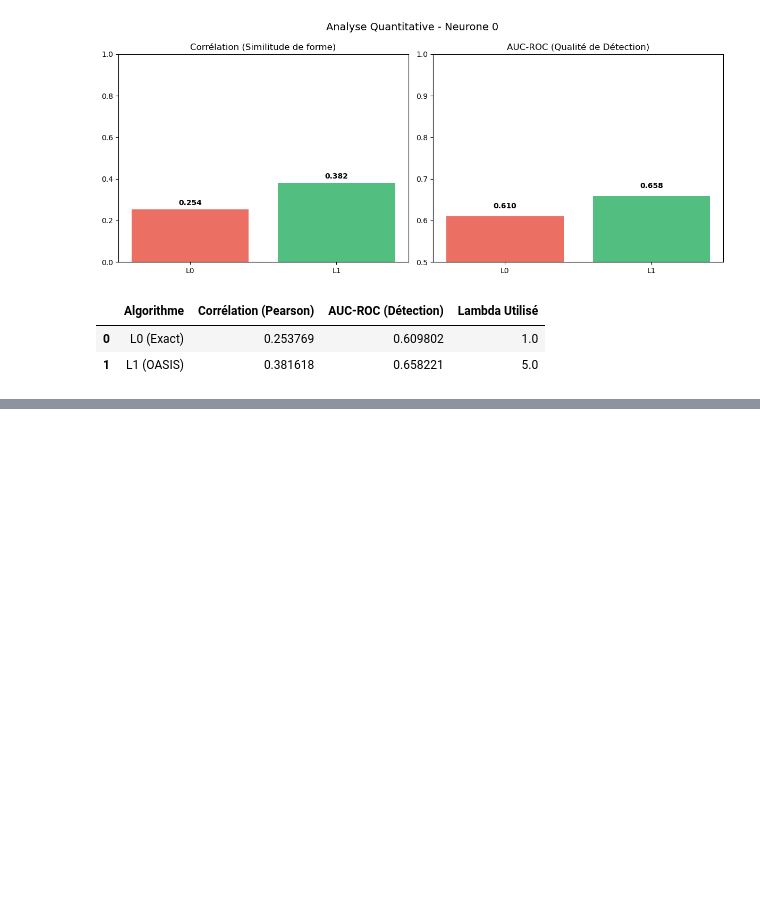
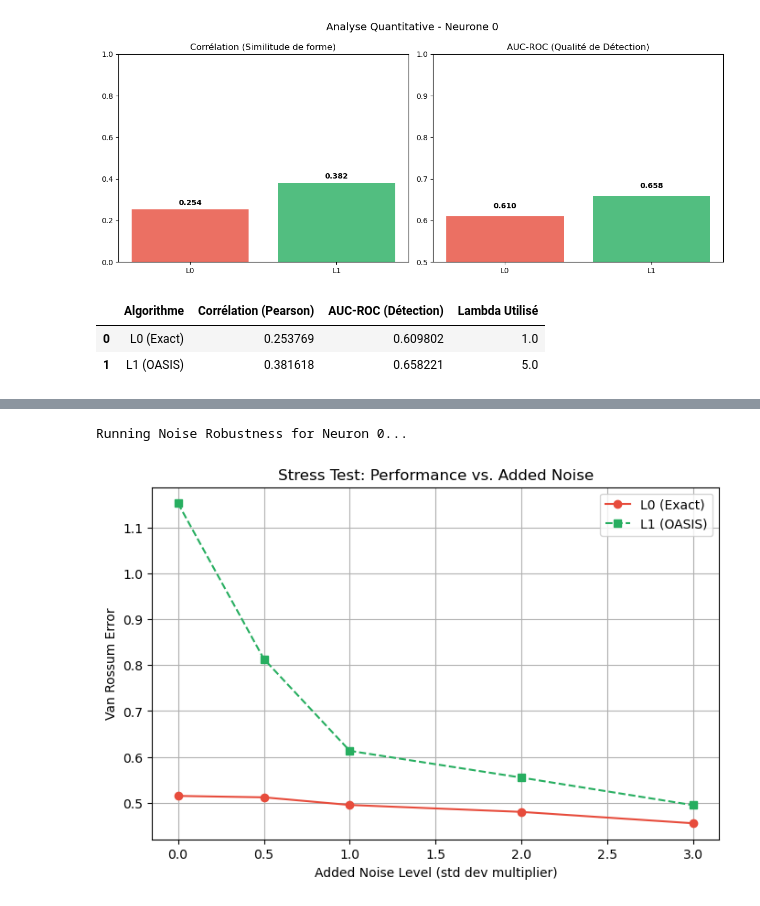
Before and after one commit to smsk-01/MVA-TimesSeries-Project, a Jupyter notebook: FastLZeroSpikeInference/python/FastLZeroSpikeInference/Projet-TS.ipynb, the cells around one changed output, grey strips where cells are left out. Drawn from its saved outputs; the diff is of its cells as text; code cells hidden in the pictures; blank space fills up the shorter version.

```diff
--- a/FastLZeroSpikeInference/python/FastLZeroSpikeInference/Projet-TS.ipynb
+++ b/FastLZeroSpikeInference/python/FastLZeroSpikeInference/Projet-TS.ipynb
@@ -700,0 +1094,45 @@ display(stats)
+# %%
+def run_noise_robustness(neuron_idx, df_calcium, df_spikes):
+    # Get a clean-ish signal
+    y_raw = df_calcium.iloc[:, neuron_idx].dropna().values
+    y_clean = (y_raw - np.mean(y_raw)) / np.std(y_raw)
+    gamma = estimate_time_constant(y_clean, p=1)[0]
+    true_spikes = (df_spikes.iloc[:, neuron_idx].values[:len(y_clean)] > 0).astype(float)
+
+    noise_levels = [0.0, 0.5, 1.0, 2.0, 3.0] # Multipliers of std dev
+    l0_scores = []
+    l1_scores = []
+
+    print(f"Running Noise Robustness for Neuron {neuron_idx}...")
+    for sigma in noise_levels:
+        # Add synthetic noise
+        noise = np.random.normal(0, sigma, len(y_clean))
+        y_noisy = y_clean + noise
+
+        # L0
+        fit = fast.estimate_spikes(y_noisy, gamma, 1.0, True)
+        pred_l0 = np.zeros(len(y_noisy))
+        for t in fit['spikes']:
+            if t < len(y_noisy): pred_l0[int(t)] = 1.0
+        l0_scores.append(van_rossum_distance(true_spikes, pred_l0))
+
+        # L1 (OASIS)
+        _, s, _, _, _ = deconvolve(y_noisy, g=(gamma,), penalty=1)
+        pred_l1 = (s > 0.1).astype(float) # Fixed threshold
+        l1_scores.append(van_rossum_distance(true_spikes, pred_l1))
+
+    # Plot
+    plt.figure(figsize=(8, 5))
+    plt.plot(noise_levels, l0_scores, 'o-', label='L0 (Exact)', color='#e74c3c')
+    plt.plot(noise_levels, l1_scores, 's--', label='L1 (OASIS)', color='#27ae60')
+    plt.title('Stress Test: Performance vs. Added Noise')
+    plt.xlabel('Added Noise Level (std dev multiplier)')
+    plt.ylabel('Van Rossum Error')
+    plt.legend()
+    plt.grid(True)
+    plt.show()
+
+run_noise_robustness(0, df_train_calcium, df_train_spikes)
+# %% [output]
+Running Noise Robustness for Neuron 0...
+[figure, added]
```
Also changed, not shown: parts of 18 cells of this notebook.
